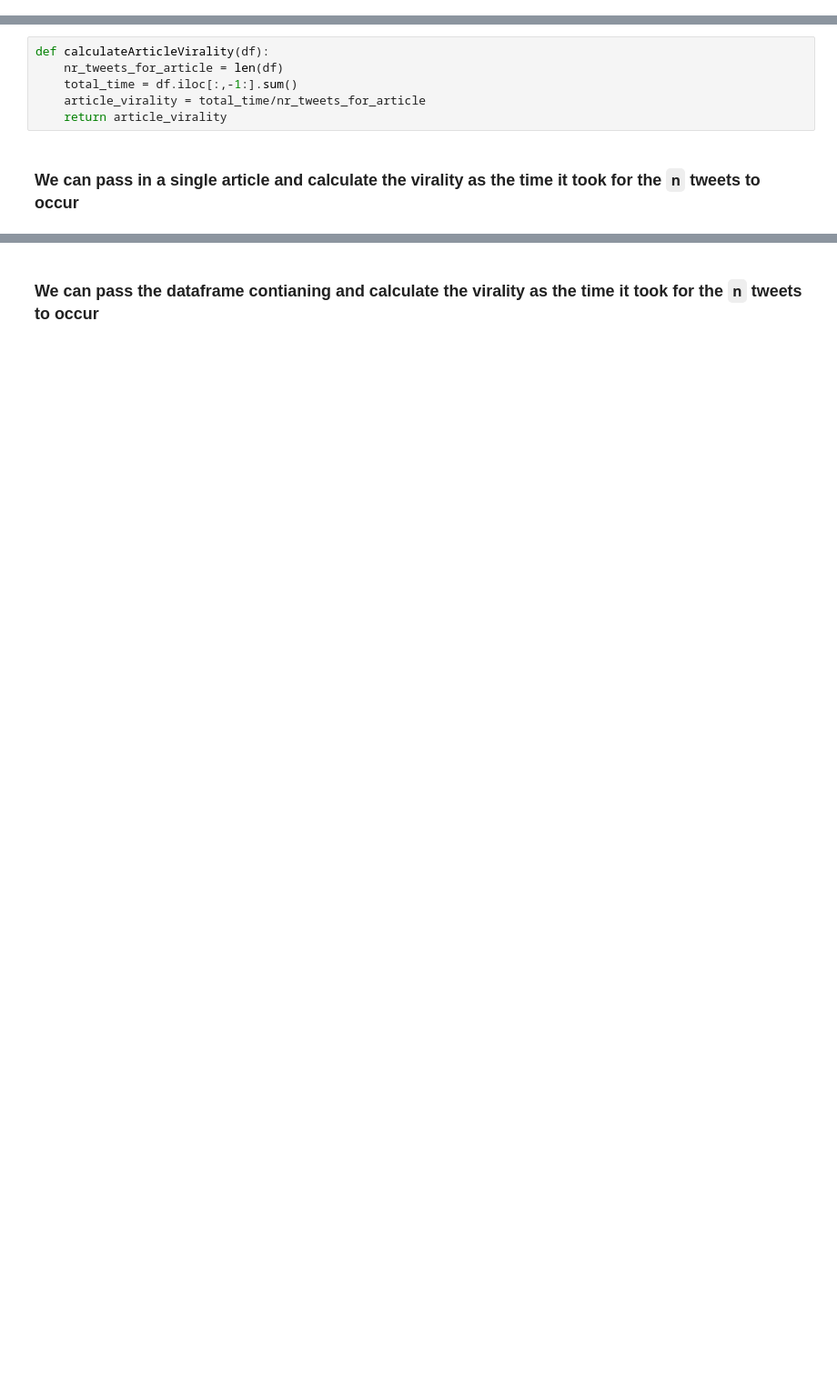
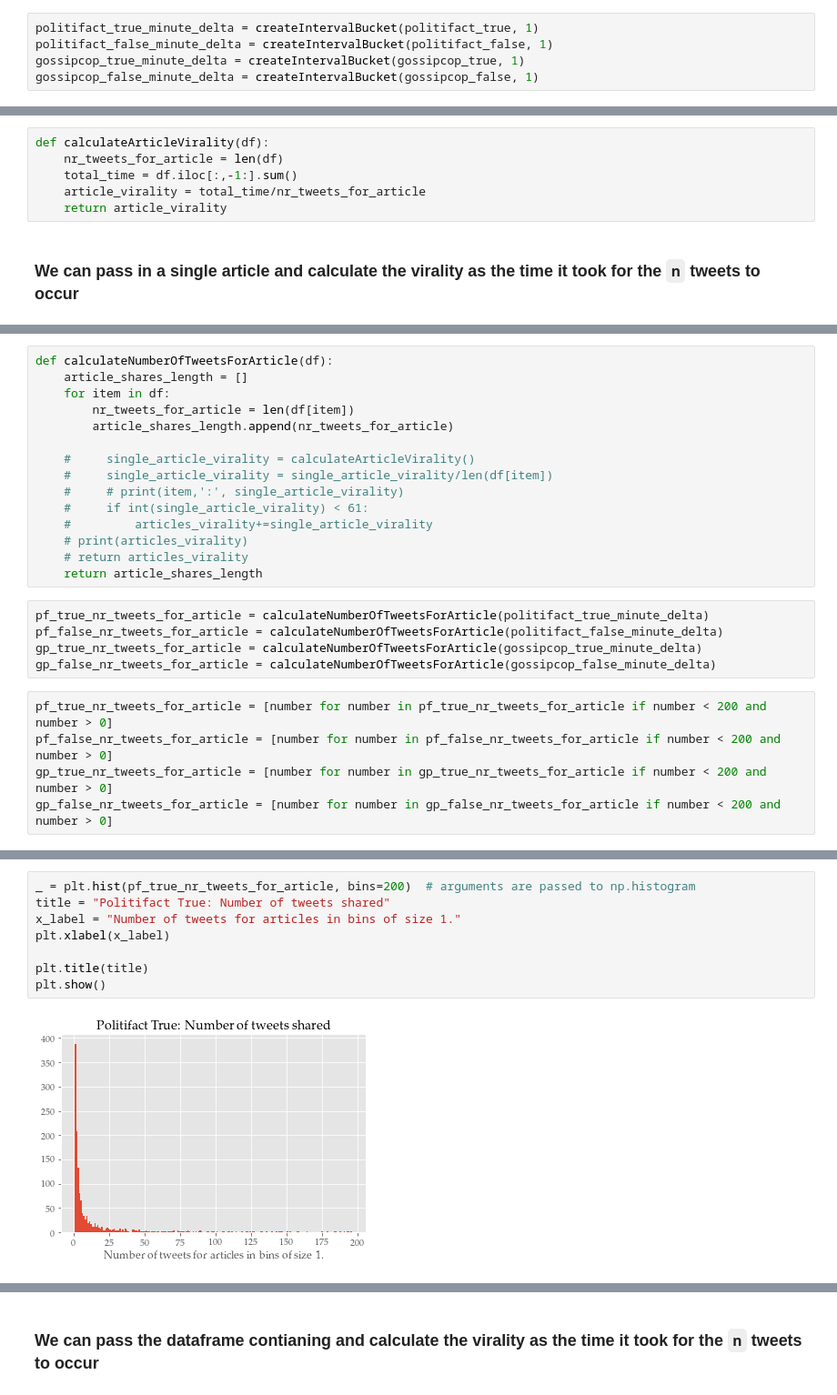
Before and after one commit to vtrikoupis/masters-thesis, a Jupyter notebook: PAN_dataset_processing.ipynb, the cells around one changed output, grey strips where cells are left out. Shown at 91% size. Saved outputs shown, nothing was run; the diff lists cells and outputs as text; blank space fills up the shorter version.

```diff
--- a/PAN_dataset_processing.ipynb
+++ b/PAN_dataset_processing.ipynb
@@ -285,0 +327,5 @@ politifact_true_hour_delta = createIntervalBucket(politifact_true, 60)
+# %%
+politifact_true_minute_delta = createIntervalBucket(politifact_true, 1)
+politifact_false_minute_delta = createIntervalBucket(politifact_false, 1)
+gossipcop_true_minute_delta = createIntervalBucket(gossipcop_true, 1)
+gossipcop_false_minute_delta = createIntervalBucket(gossipcop_false, 1)
@@ -311,0 +401,25 @@ def calculateDfVirality(df):
+# %%
+def calculateNumberOfTweetsForArticle(df):
+    article_shares_length = []
+    for item in df:
+        nr_tweets_for_article = len(df[item])
+        article_shares_length.append(nr_tweets_for_article)
+
+    #     single_article_virality = calculateArticleVirality()
+    #     single_article_virality = single_article_virality/len(df[item])
+    #     # print(item,':', single_article_virality)
+    #     if int(single_article_virality) < 61:
+    #         articles_virality+=single_article_virality
+    # print(articles_virality)
+    # return articles_virality
+    return article_shares_length
+# %%
+pf_true_nr_tweets_for_article = calculateNumberOfTweetsForArticle(politifact_true_minute_delta)
+pf_false_nr_tweets_for_article = calculateNumberOfTweetsForArticle(politifact_false_minute_delta)
+gp_true_nr_tweets_for_article = calculateNumberOfTweetsForArticle(gossipcop_true_minute_delta)
+gp_false_nr_tweets_for_article = calculateNumberOfTweetsForArticle(gossipcop_false_minute_delta)
+# %%
+pf_true_nr_tweets_for_article = [number for number in pf_true_nr_tweets_for_article if number < 200 and number > 0]
+pf_false_nr_tweets_for_article = [number for number in pf_false_nr_tweets_for_article if number < 200 and number > 0]
+gp_true_nr_tweets_for_article = [number for number in gp_true_nr_tweets_for_article if number < 200 and number > 0]
+gp_false_nr_tweets_for_article = [number for number in gp_false_nr_tweets_for_article if number < 200 and number > 0]
@@ -311,0 +455,10 @@ def calculateDfVirality(df):
+# %%
+_ = plt.hist(pf_true_nr_tweets_for_article, bins=200)  # arguments are passed to np.histogram
+title = "Politifact True: Number of tweets shared"
+x_label = "Number of tweets for articles in bins of size 1."
+plt.xlabel(x_label)
+
+plt.title(title)
+plt.show()
+# %% [output]
+[figure, added]
```
Also changed, not shown: parts of 61 cells of this notebook, 2 other files.
